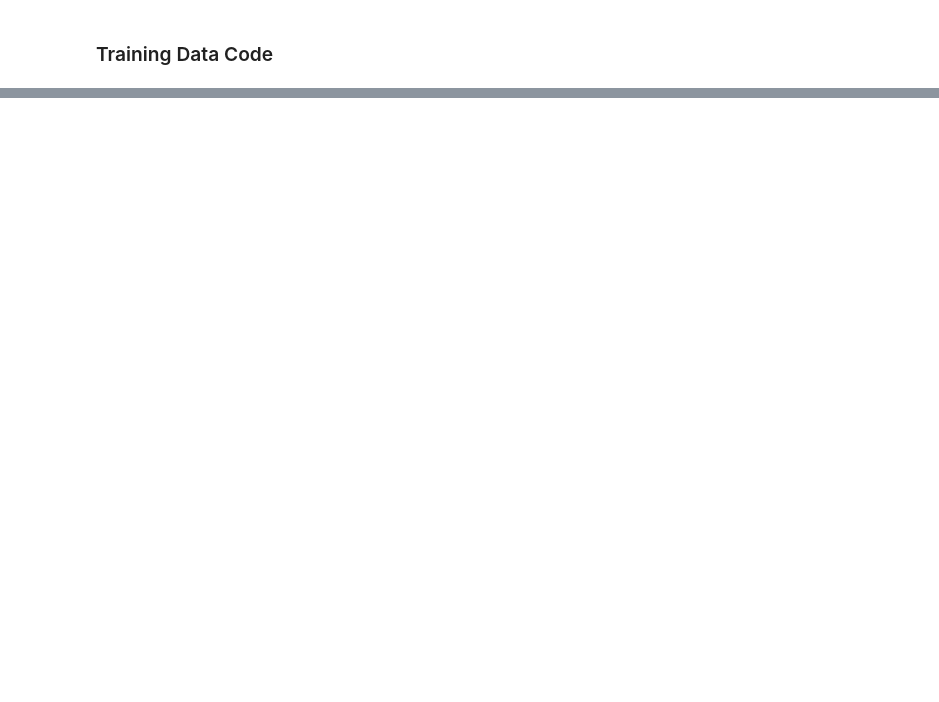
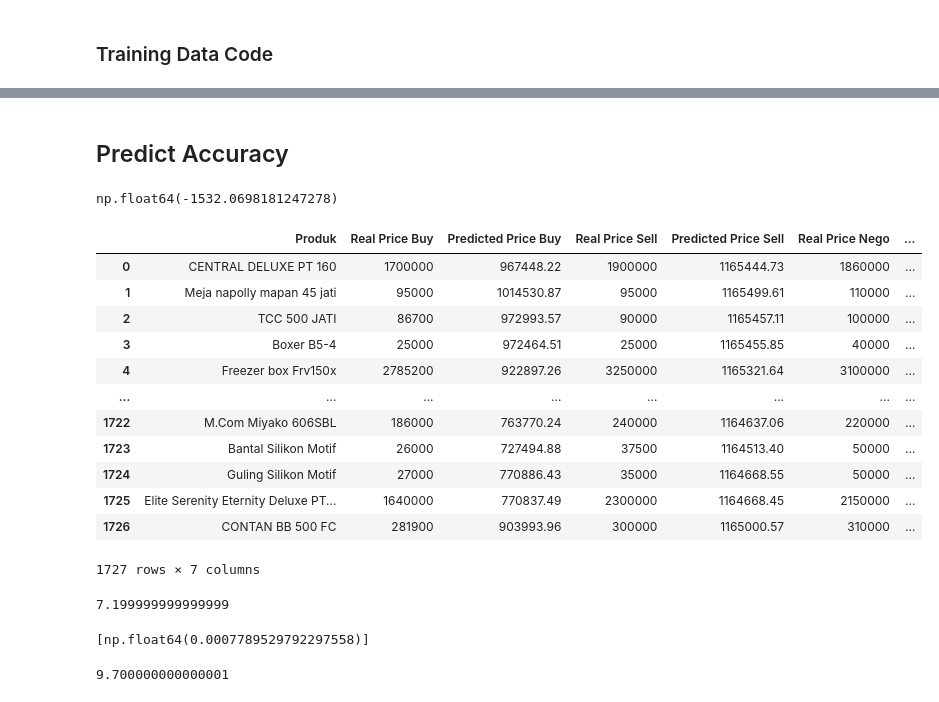
Before and after one commit to voilid992/Skripsi2, a Jupyter notebook: skripsi.ipynb, the cells around one changed output, grey strips where cells are left out. Drawn from its saved outputs; the diff is of its cells as text; code cells hidden in the pictures; blank space fills up the shorter version.

```diff
--- a/skripsi.ipynb
+++ b/skripsi.ipynb
@@ -336,0 +496,3 @@ Epoch :  311 Errors :  0.001938514290315858  StatusError 0     Target Error: 0.0
+# %%
+reqChooseColumnBeliScale ='beliScale'
+scaleWeightHiddenToOutputBeliScale,scaleWeightInputToHiddenBeliSCale,totalErrorValueBeliScale = trainingNetwork(reqCol=reqColumn,reqColScale=reqChooseColumnBeliScale,reqDataset=datasetMinMaxTraining,reqEpoch=epoch,reqHiddenLayer=len(reqColumn)+1,reqTargetError=targetError,reqVar=len(reqColumn),lrate=lrate)
@@ -336,0 +519,76 @@ Epoch :  311 Errors :  0.001938514290315858  StatusError 0     Target Error: 0.0
+# %%
+reqColToPredictBeli ='beli'
+predictedBeliScale =trainingData(reqCol=reqColumn,reqDataset=datasetMinMaxTesting,reqScaleWeightHiddenToOutput=scaleWeightHiddenToOutputBeliScale,reqScaleWeightInputToHidden=scaleWeightInputToHiddenBeliSCale,reqDatasetReal=dfTesting,reqColPredict=reqColToPredictBeli)
+# %% [markdown]
+## Predict Accuracy
+# %%
+def predictAccuracy(reqDatasetReal,reqChooseAccuracyColumnNego,reqChooseAccuracyColumnJual,reqChooseAccuracyColumnBeli,reqPredictValueNego,reqPredictValueJual,reqPredictValueBeli):
+    accuracyValue=0
+    tmpAccuracyValue=0
+    datasetCompare = pd.DataFrame(columns={'Produk':str,'Real Price Buy':float,'Predicted Price Buy':float,'Real Price Sell':float,'Predicted Price Sell':float,'Real Price Nego':float,'Predicted Price Nego':float})
+    rowData=[]
+    for i in range(1,len(reqDatasetReal)):
+        tmpAccuracyNego = reqDatasetReal[reqChooseAccuracyColumnNego][i]- reqPredictValueNego[i-1]
+        tmpAccuracyJual = reqDatasetReal[reqChooseAccuracyColumnJual][i]- reqPredictValueJual[i-1]
+        tmpAccuracyBeli = reqDatasetReal[reqChooseAccuracyColumnBeli][i]- reqPredictValueBeli[i-1]
+        if tmpAccuracyNego < 0:
+            tmpAccuracyNego = tmpAccuracyNego * -1
+        if tmpAccuracyJual < 0:
+            tmpAccuracyJual = tmpAccuracyJual * -1
+        if tmpAccuracyBeli < 0:
+            tmpAccuracyBeli = tmpAccuracyBeli * -1
+        tempAccuracy1 =  tmpAccuracyNego/reqDatasetReal[reqChooseAccuracyColumnNego][i]*100
+        tempAccuracy2 =  tmpAccuracyJual/reqDatasetReal[reqChooseAccuracyColumnJual][i]*100
+        tempAccuracy3 =  tmpAccuracyBeli/reqDatasetReal[reqChooseAccuracyColumnBeli][i]*100
+        tmpAccuracyValue = tmpAccuracyValue+tempAccuracy1+tempAccuracy2+tempAccuracy3
+        rowData.append({'Produk':reqDatasetReal['produk'][i],'Real Price Buy':reqDatasetReal[reqChooseAccuracyColumnBeli][i],'Predicted Price Buy':round(reqPredictValueBeli[i-1],2),'Real Price Sell':reqDatasetReal[reqChooseAccuracyColumnJual][i],'Predicted Price Sell':round(reqPredictValueJual[i-1],2),'Real Price Nego':reqDatasetReal[reqChooseAccuracyColumnNego][i],'Predicted Price Nego':round(reqPredictValueNego[i-1],2)})
+    datasetCompare = pd.DataFrame(rowData)
+    accuracyValue = tmpAccuracyValue/(len(reqDatasetReal))
+    accuracyValue = 100-(accuracyValue-20)
+    return accuracyValue, datasetCompare
+# %%
+accuracyValue,datasetShow = predictAccuracy(reqDatasetReal=dfTesting,reqChooseAccuracyColumnNego=reqColToPredictNego,reqChooseAccuracyColumnJual=reqColToPredictJual,reqChooseAccuracyColumnBeli=reqColToPredictBeli,reqPredictValueNego=predictedNegoScale,reqPredictValueJual=predictedjualScale,reqPredictValueBeli=predictedBeliScale)
+# %%
+accuracyValue
+# %% [output]
+np.float64(-1532.0698181247278)
+# %%
+datasetShow
+# %% [output]
+|  | Produk | Real Price Buy | Predicted Price Buy | Real Price Sell | Predicted Price Sell | Real Price Nego | ... |
+| 0 | CENTRAL DELUXE PT 160 | 1700000 | 967448.22 | 1900000 | 1165444.73 | 1860000 | ... |
+| 1 | Meja napolly mapan 45 jati | 95000 | 1014530.87 | 95000 | 1165499.61 | 110000 | ... |
+| 2 | TCC 500 JATI | 86700 | 972993.57 | 90000 | 1165457.11 | 100000 | ... |
+| 3 | Boxer B5-4 | 25000 | 972464.51 | 25000 | 1165455.85 | 40000 | ... |
+| 4 | Freezer box Frv150x | 2785200 | 922897.26 | 3250000 | 1165321.64 | 3100000 | ... |
+| ... | ... | ... | ... | ... | ... | ... | ... |
+| 1722 | M.Com Miyako 606SBL | 186000 | 763770.24 | 240000 | 1164637.06 | 220000 | ... |
+| 1723 | Bantal Silikon Motif | 26000 | 727494.88 | 37500 | 1164513.40 | 50000 | ... |
+| 1724 | Guling Silikon Motif | 27000 | 770886.43 | 35000 | 1164668.55 | 50000 | ... |
+| 1725 | Elite Serenity Eternity Deluxe PT... | 1640000 | 770837.49 | 2300000 | 1164668.45 | 2150000 | ... |
+| 1726 | CONTAN BB 500 FC | 281900 | 903993.96 | 300000 | 1165000.57 | 310000 | ... |
+1727 rows × 7 columns
+# %%
+tempErrorBeli = math.sqrt(totalErrorValueBeliScale[0])
+tempErrorJual = math.sqrt(totalErrorValueJualScale[0])
+tempErrorNego = math.sqrt(totalErrorValueNegoScale[0])
+tempErrorBeli2 = '%.*f' % (3, tempErrorBeli)
+tempErrorJual2 = '%.*f' % (3, tempErrorJual)
+tempErrorNego2 = '%.*f' % (3, tempErrorNego)
+errorTotalBeli =(float(tempErrorBeli2) * 100)
+errorTotalJual =(float(tempErrorJual2) * 100)
+errorTotalNego =(float(tempErrorNego2) * 100)
+totalMSE = (tempErrorBeli + tempErrorJual+tempErrorNego) / 3
+totalMSE = '%.*f' % (3, totalMSE)
+totalMSE =(float(totalMSE) * 100)
+totalMSE
+# %% [output]
+7.199999999999999
+# %%
+totalErrorValueBeliScale
+# %% [output]
+[np.float64(0.0007789529792297558)]
+# %%
+errorTotalJual
+# %% [output]
+9.700000000000001
```
Also changed, not shown: parts of 42 cells of this notebook, 10 other files.
